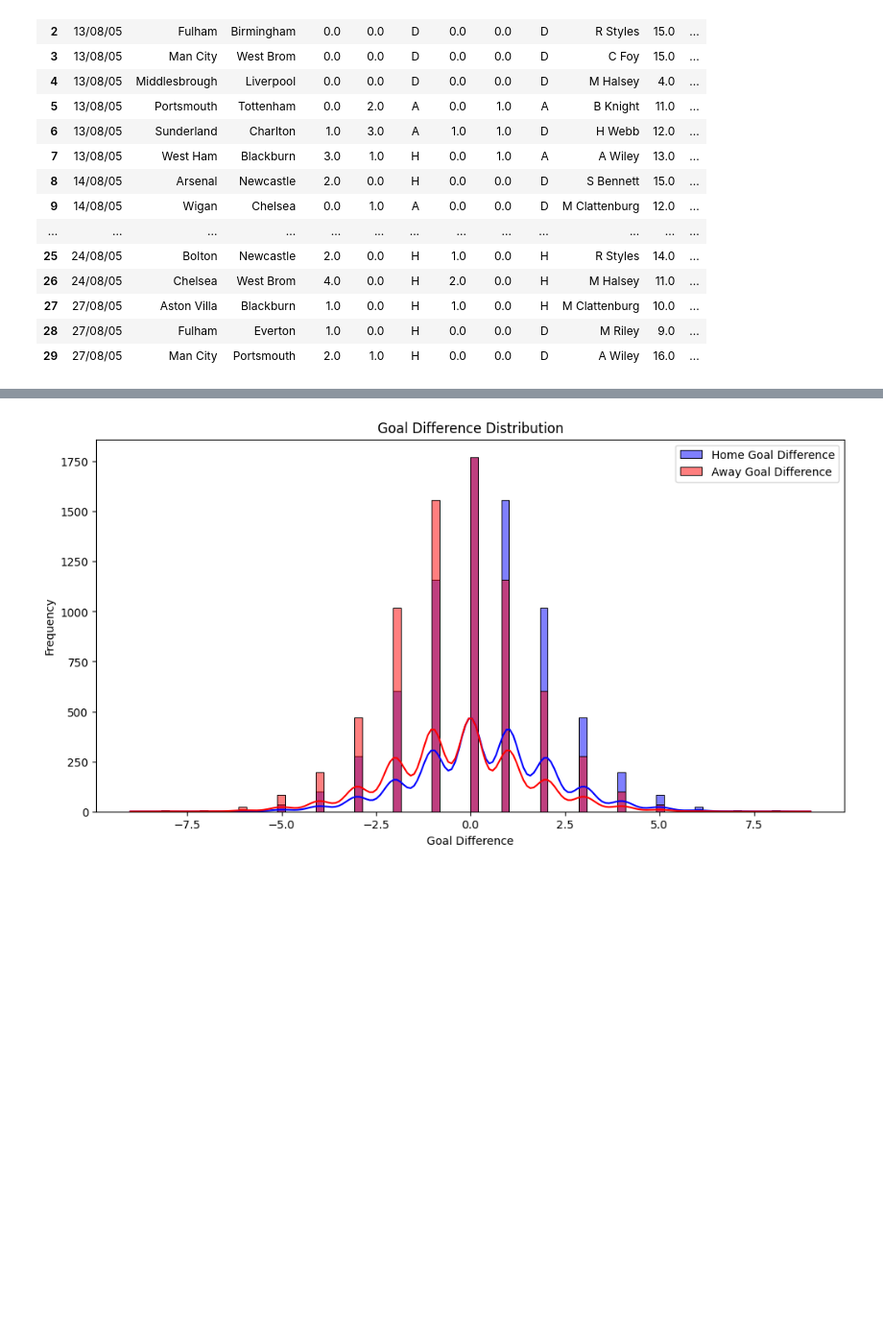
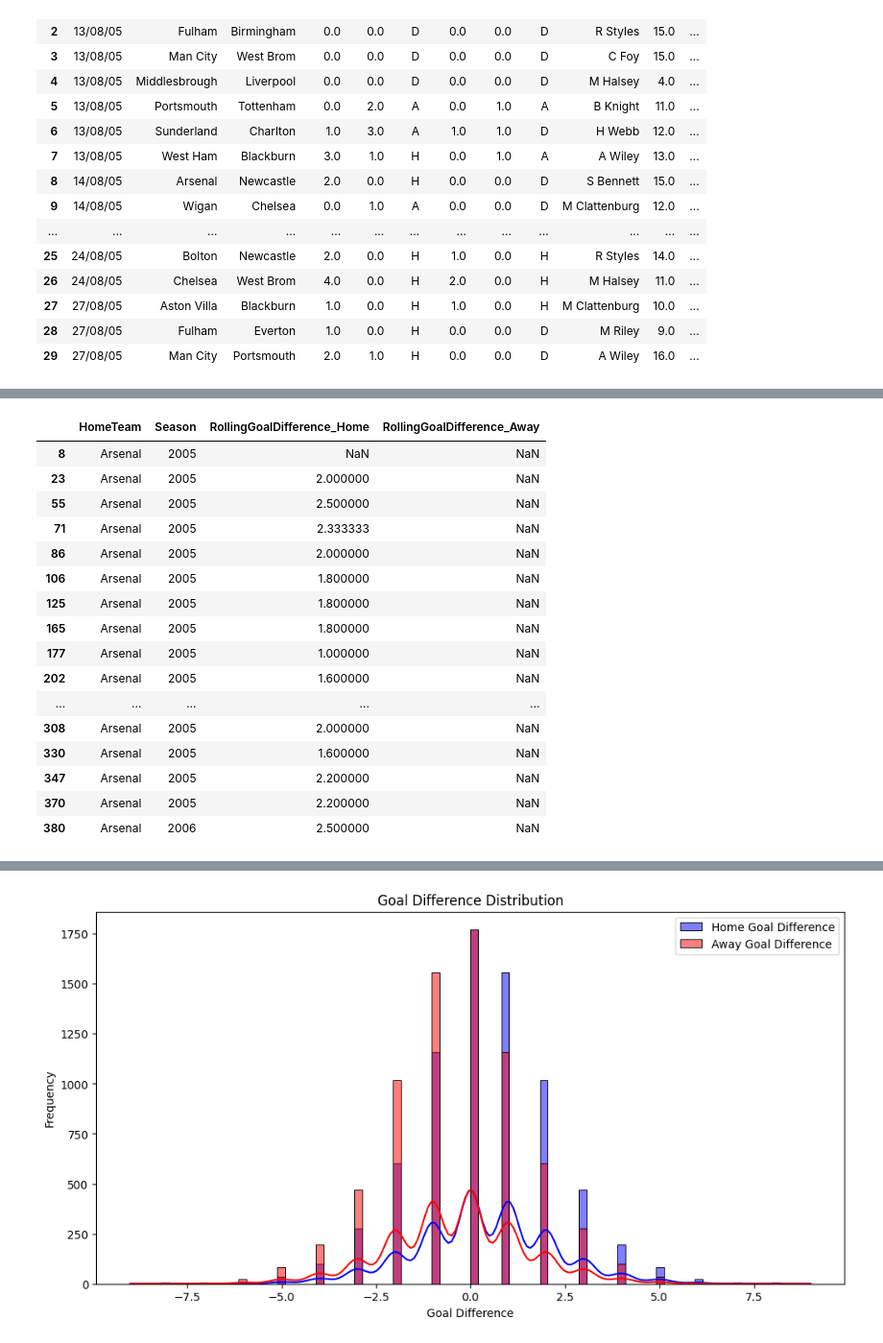
Before and after one commit to RuiFSP/Premier-League-Football, a Jupyter notebook: notebooks/02-data-preparation.ipynb, the cells around one changed output, grey strips where cells are left out. Shown at 96% size. Cells and saved outputs as stored; diff of their text form; code cells hidden in the pictures; blank space fills up the shorter version.

```diff
--- a/notebooks/02-data-cleaning.ipynb
+++ b/notebooks/02-data-preparation.ipynb
@@ -108,0 +174,43 @@ ValueError: unconverted data remains when parsing with format "%d/%m/%y": "15",
+# %%
+# Sort by team and date (to ensure correct rolling)
+df = df.sort_values(by=['HomeTeam', 'Date'])
+
+# Ensure rolling averages reset for each season separately for both Home and Away teams
+df['RollingGoalDifference_Home'] = df.groupby(['HomeTeam', 'Season'])['GoalDifference'].shift(1).rolling(window=5, min_periods=1).mean()
+df['RollingGoalDifference_Away'] = df.groupby(['AwayTeam', 'Season'])['GoalDifference'].shift(1).rolling(window=5, min_periods=1).mean()
+
+df['RollingTotalShots_Home'] = df.groupby(['HomeTeam', 'Season'])['TotalShots'].shift(1).rolling(window=5, min_periods=1).mean()
+df['RollingTotalShots_Away'] = df.groupby(['AwayTeam', 'Season'])['TotalShots'].shift(1).rolling(window=5, min_periods=1).mean()
+
+df['HomeASI'] = (df['FTHG'] + df['HS'] + df['HST']) / 3
+df['AwayASI'] = (df['FTAG'] + df['AS'] + df['AST']) / 3
+
+df['RollingHomeASI'] = df.groupby(['HomeTeam', 'Season'])['HomeASI'].shift(1).rolling(window=5, min_periods=1).mean()
+df['RollingAwayASI'] = df.groupby(['AwayTeam', 'Season'])['AwayASI'].shift(1).rolling(window=5, min_periods=1).mean()
+
+df['HomeDSI'] = (df['FTAG'] + df['AST']) / 2
+df['AwayDSI'] = (df['FTHG'] + df['HST']) / 2
+
+df['RollingHomeDSI'] = df.groupby(['HomeTeam', 'Season'])['HomeDSI'].shift(1).rolling(window=5, min_periods=1).mean()
+df['RollingAwayDSI'] = df.groupby(['AwayTeam', 'Season'])['AwayDSI'].shift(1).rolling(window=5, min_periods=1).mean()
+
+# Display the updated features to check if rolling averages reset for new season
+df[['HomeTeam', 'Season', 'RollingGoalDifference_Home', 'RollingGoalDifference_Away']].head(20)
+# %% [output]
+|  | HomeTeam | Season | RollingGoalDifference_Home | RollingGoalDifference_Away |
+| 8 | Arsenal | 2005 | NaN | NaN |
+| 23 | Arsenal | 2005 | 2.000000 | NaN |
+| 55 | Arsenal | 2005 | 2.500000 | NaN |
+| 71 | Arsenal | 2005 | 2.333333 | NaN |
+| 86 | Arsenal | 2005 | 2.000000 | NaN |
+| 106 | Arsenal | 2005 | 1.800000 | NaN |
+| 125 | Arsenal | 2005 | 1.800000 | NaN |
+| 165 | Arsenal | 2005 | 1.800000 | NaN |
+| 177 | Arsenal | 2005 | 1.000000 | NaN |
+| 202 | Arsenal | 2005 | 1.600000 | NaN |
+| ... | ... | ... | ... | ... |
+| 308 | Arsenal | 2005 | 2.000000 | NaN |
+| 330 | Arsenal | 2005 | 1.600000 | NaN |
+| 347 | Arsenal | 2005 | 2.200000 | NaN |
+| 370 | Arsenal | 2005 | 2.200000 | NaN |
+| 380 | Arsenal | 2006 | 2.500000 | NaN |
```
Also changed, not shown: parts of 21 cells of this notebook, 4 other files.
